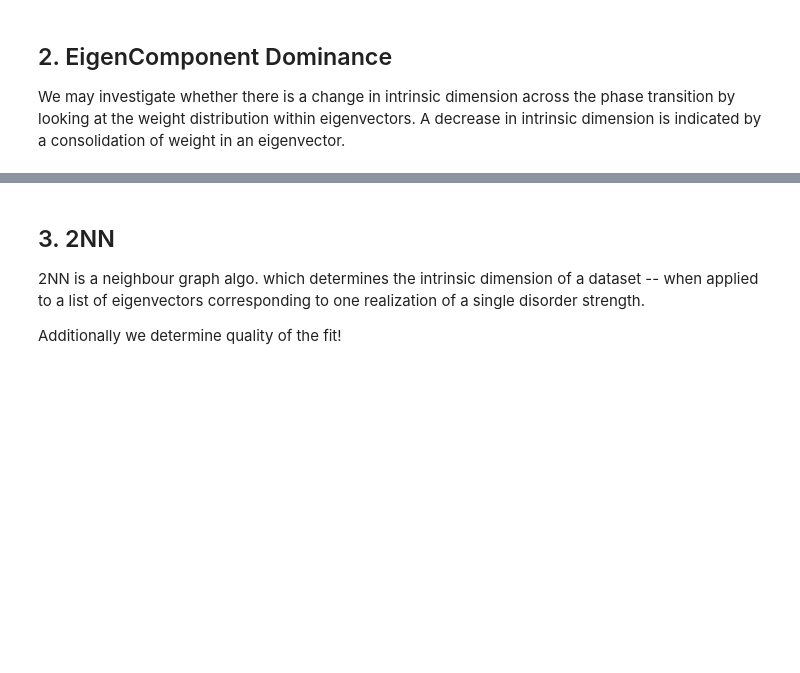
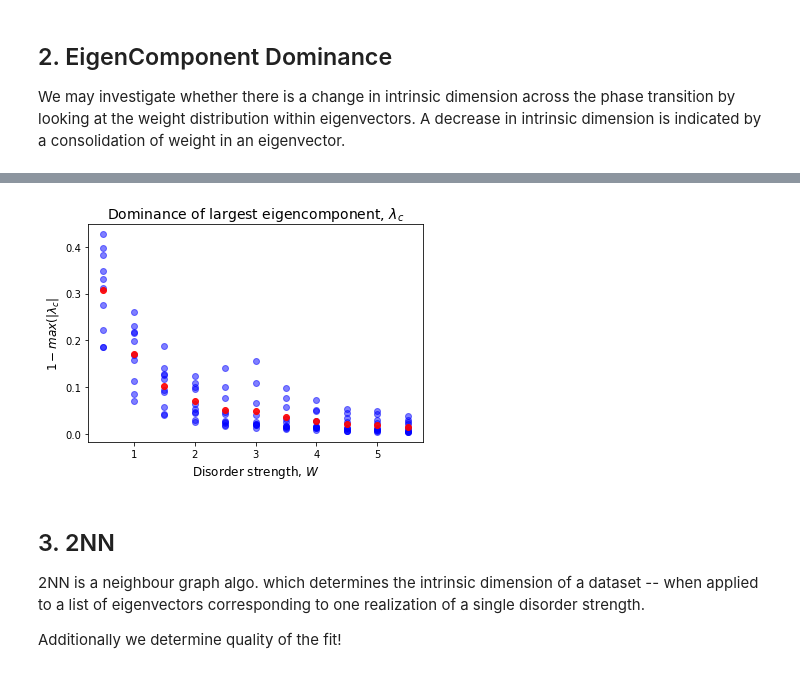
Before and after one commit to condensedAI/mbl-intrinsicdimension, a Jupyter notebook: paper/IDMBL.ipynb, the cells around one changed output, grey strips where cells are left out. Drawn from its saved outputs; the diff is of its cells as text; code cells hidden in the pictures; blank space fills up the shorter version.

```diff
--- a/paper/IDMBL.ipynb
+++ b/paper/IDMBL.ipynb
@@ -99,3 +91,16 @@ plt.savefig('figures/Domination-chart.png', dpi=500, bbox_inches='tight')
+# %%
+for index, i in enumerate(maxs):
+    plt.scatter([ws[index]]*seeds, 1-i, c='b', alpha=0.5)
+    plt.scatter([ws[index]], 1-np.mean(i), c='r', alpha=0.9)
+
+plt.xlabel('Disorder strength, $W$', fontsize=12)
+plt.ylabel('$1-max(|\lambda_c|$', fontsize=12)
+plt.title('Dominance of largest eigencomponent, $\lambda_c$', fontsize=14)
+
+
+plt.savefig('figures/Domination-chart1-L{}-seeds{},ws{}.png'.format(L,seeds,len(ws)), dpi=500, bbox_inches='tight')
+# %% [output]
+[figure, added]
 # %% [markdown]
 ## 3. 2NN
 2NN is a neighbour graph algo. which determines the intrinsic dimension of a dataset -- when applied to a list of eigenvectors corresponding to one realization of a single disorder strength.
```
Also changed, not shown: parts of 26 cells of this notebook, 1 other file.
